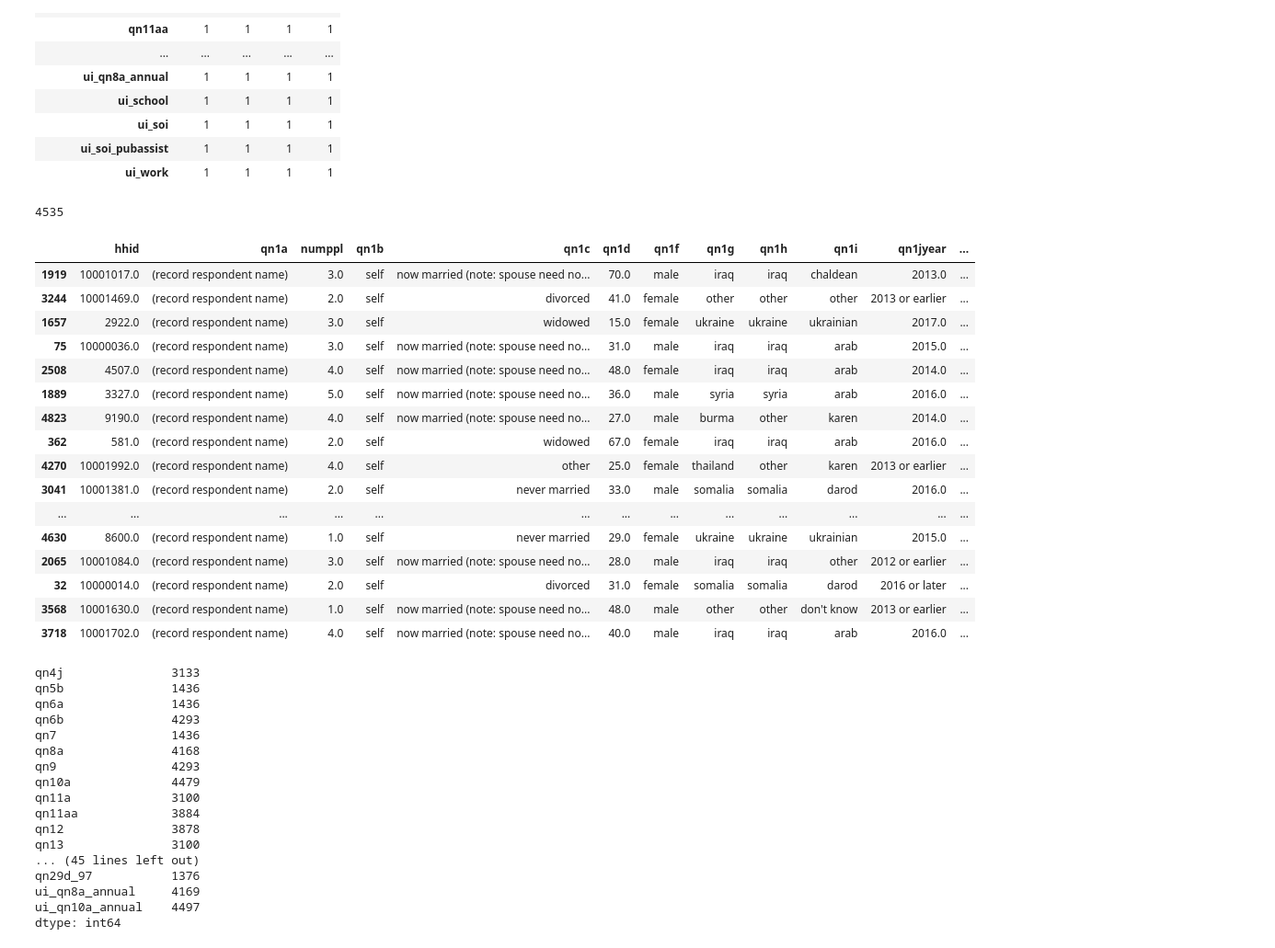
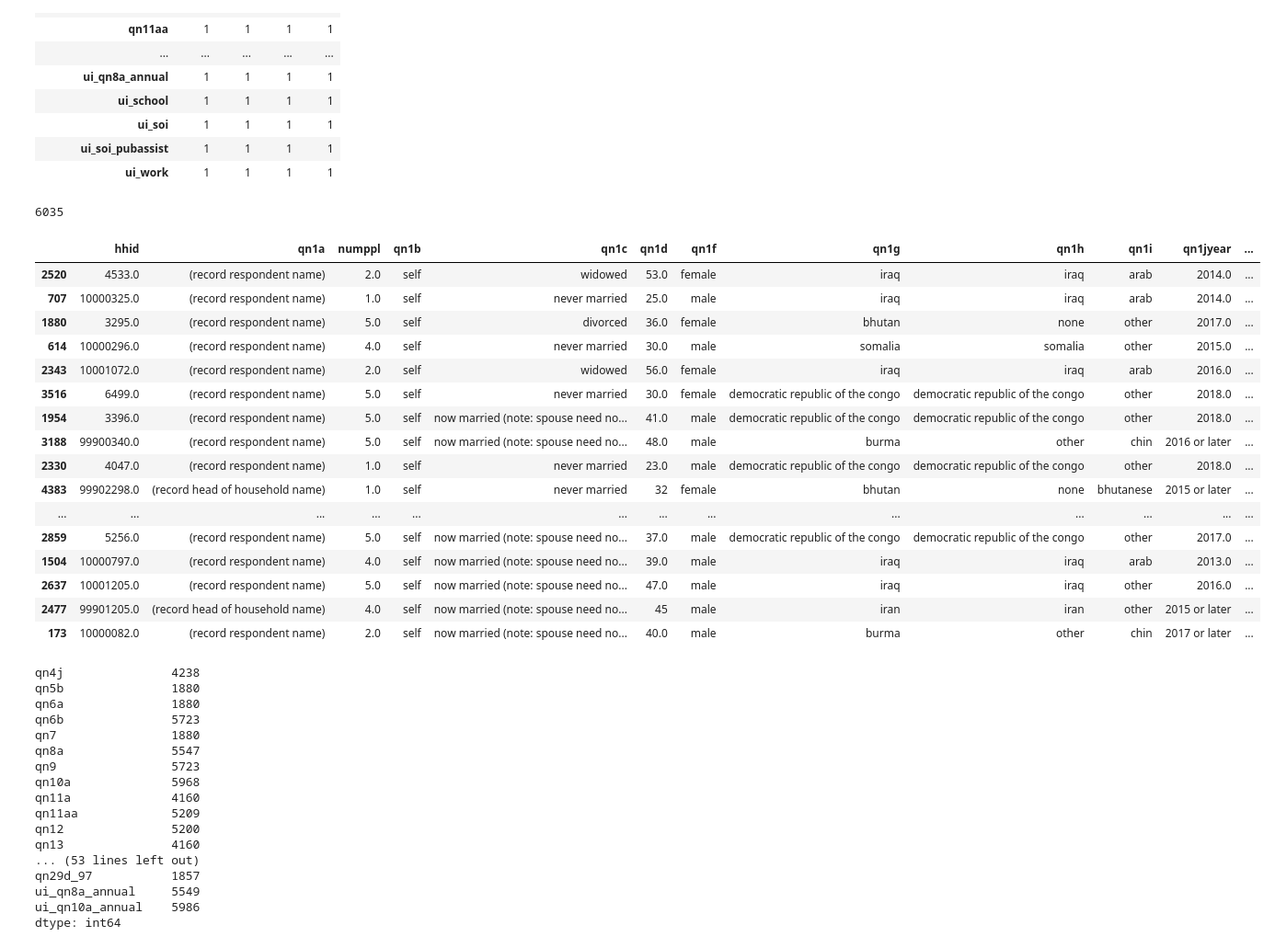
Before and after one commit to smonem/Capstone-Project-Haven, a Jupyter notebook: Notebooks/Add_Prev_Years.ipynb, the cells around one changed output. Shown: that part at 92% size. Cells and saved outputs as stored; diff of their text form; code cells hidden in the pictures.

```diff
--- a/Notebooks/Add_Prev_Years.ipynb
+++ b/Notebooks/Add_Prev_Years.ipynb
@@ -88,32 +88,35 @@ col_df
 | ui_work | 1 | 1 | 1 | 1 |
 # %%
 df_all_yr = pd.concat([df_16, df_17, df_18, df_19])
+
+# Covert all values to lowercase
+df_all_yr = df_all_yr.map(lambda s: s.lower() if type(s) == str else s)
 
 # Filter data to only be 1 respondent per house
 rsp_df = df_all_yr[df_all_yr["respondent"] == "respondent"]
 
 print(len(rsp_df))
 
 rsp_df.sample(n=25, random_state=42)
 # %% [output]
-4535
+6035
 |  | hhid | qn1a | numppl | qn1b | qn1c | qn1d | qn1f | qn1g | qn1h | qn1i | qn1jyear | ... |
-| 1919 | 10001017.0 | (record respondent name) | 3.0 | self | now married (note: spouse need no... | 70.0 | male | iraq | iraq | chaldean | 2013.0 | ... |
-| 3244 | 10001469.0 | (record respondent name) | 2.0 | self | divorced | 41.0 | female | other | other | other | 2013 or earlier | ... |
-| 1657 | 2922.0 | (record respondent name) | 3.0 | self | widowed | 15.0 | female | ukraine | ukraine | ukrainian | 2017.0 | ... |
-| 75 | 10000036.0 | (record respondent name) | 3.0 | self | now married (note: spouse need no... | 31.0 | male | iraq | iraq | arab | 2015.0 | ... |
-| 2508 | 4507.0 | (record respondent name) | 4.0 | self | now married (note: spouse need no... | 48.0 | female | iraq | iraq | arab | 2014.0 | ... |
-| 1889 | 3327.0 | (record respondent name) | 5.0 | self | now married (note: spouse need no... | 36.0 | male | syria | syria | arab | 2016.0 | ... |
-| 4823 | 9190.0 | (record respondent name) | 4.0 | self | now married (note: spouse need no... | 27.0 | male | burma | other | karen | 2014.0 | ... |
-| 362 | 581.0 | (record respondent name) | 2.0 | self | widowed | 67.0 | female | iraq | iraq | arab | 2016.0 | ... |
-| 4270 | 10001992.0 | (record respondent name) | 4.0 | self | other | 25.0 | female | thailand | other | karen | 2013 or earlier | ... |
-| 3041 | 10001381.0 | (record respondent name) | 2.0 | self | never married | 33.0 | male | somalia | somalia | darod | 2016.0 | ... |
+| 2520 | 4533.0 | (record respondent name) | 2.0 | self | widowed | 53.0 | female | iraq | iraq | arab | 2014.0 | ... |
+| 707 | 10000325.0 | (record respondent name) | 1.0 | self | never married | 25.0 | male | iraq | iraq | arab | 2014.0 | ... |
+| 1880 | 3295.0 | (record respondent name) | 5.0 | self | divorced | 36.0 | female | bhutan | none | other | 2017.0 | ... |
+| 614 | 10000296.0 | (record respondent name) | 4.0 | self | never married | 30.0 | male | somalia | somalia | other | 2015.0 | ... |
+| 2343 | 10001072.0 | (record respondent name) | 2.0 | self | widowed | 56.0 | female | iraq | iraq | arab | 2016.0 | ... |
+| 3516 | 6499.0 | (record respondent name) | 5.0 | self | never married | 30.0 | female | democratic republic of the congo | democratic republic of the congo | other | 2018.0 | ... |
+| 1954 | 3396.0 | (record respondent name) | 5.0 | self | now married (note: spouse need no... | 41.0 | male | democratic republic of the congo | democratic republic of the congo | other | 2018.0 | ... |
+| 3188 | 99900340.0 | (record respondent name) | 5.0 | self | now married (note: spouse need no... | 48.0 | male | burma | other | chin | 2016 or later | ... |
+| 2330 | 4047.0 | (record respondent name) | 1.0 | self | never married | 23.0 | male | democratic republic of the congo | democratic republic of the congo | other | 2018.0 | ... |
+| 4383 | 99902298.0 | (record head of household name) | 1.0 | self | never married | 32 | female | bhutan | none | bhutanese | 2015 or later | ... |
 | ... | ... | ... | ... | ... | ... | ... | ... | ... | ... | ... | ... | ... |
-| 4630 | 8600.0 | (record respondent name) | 1.0 | self | never married | 29.0 | female | ukraine | ukraine | ukrainian | 2015.0 | ... |
-| 2065 | 10001084.0 | (record respondent name) | 3.0 | self | now married (note: spouse need no... | 28.0 | male | iraq | iraq | other | 2012 or earlier | ... |
-| 32 | 10000014.0 | (record respondent name) | 2.0 | self | divorced | 31.0 | female | somalia | somalia | darod | 2016 or later | ... |
-| 3568 | 10001630.0 | (record respondent name) | 1.0 | self | now married (note: spouse need no... | 48.0 | male | other | other | don't know | 2013 or earlier | ... |
-| 3718 | 10001702.0 | (record respondent name) | 4.0 | self | now married (note: spouse need no... | 40.0 | male | iraq | iraq | arab | 2016.0 | ... |
+| 2859 | 5256.0 | (record respondent name) | 5.0 | self | now married (note: spouse need no... | 37.0 | male | democratic republic of the congo | democratic republic of the congo | other | 2017.0 | ... |
+| 1504 | 10000797.0 | (record respondent name) | 4.0 | self | now married (note: spouse need no... | 39.0 | male | iraq | iraq | arab | 2013.0 | ... |
+| 2637 | 10001205.0 | (record respondent name) | 5.0 | self | now married (note: spouse need no... | 47.0 | male | iraq | iraq | other | 2016.0 | ... |
+| 2477 | 99901205.0 | (record head of household name) | 4.0 | self | now married (note: spouse need no... | 45 | male | iran | iran | other | 2015 or later | ... |
+| 173 | 10000082.0 | (record respondent name) | 2.0 | self | now married (note: spouse need no... | 40.0 | male | burma | other | chin | 2017 or later | ... |
 # %%
 # # There are repeats, but looking deeper, they don't actually seem like the same people
 # c = rsp_df['personid'].value_counts()
@@ -176,22 +179,22 @@ rsp_df.drop(non_rsp_drop, axis=1, inplace=True)
 null_counts = rsp_df.isnull().sum()
 print(null_counts[null_counts > 1000])
 # %% [output]
-qn4j               3133
-qn5b               1436
-qn6a               1436
-qn6b               4293
-qn7                1436
-qn8a               4168
-qn9                4293
-qn10a              4479
-qn11a              3100
-qn11aa             3884
-qn12               3878
-qn13               3100
-... (45 lines left out)
-qn29d_97           1376
-ui_qn8a_annual     4169
-ui_qn10a_annual    4497
+qn4j               4238
+qn5b               1880
+qn6a               1880
+qn6b               5723
+qn7                1880
+qn8a               5547
+qn9                5723
+qn10a              5968
+qn11a              4160
+qn11aa             5209
+qn12               5200
+qn13               4160
+... (53 lines left out)
+qn29d_97           1857
+ui_qn8a_annual     5549
+ui_qn10a_annual    5986
 dtype: int64
 # %%
 rsp_df["qn20"].value_counts()
```
Also changed, not shown: parts of 5 cells of this notebook, 3 other files.
